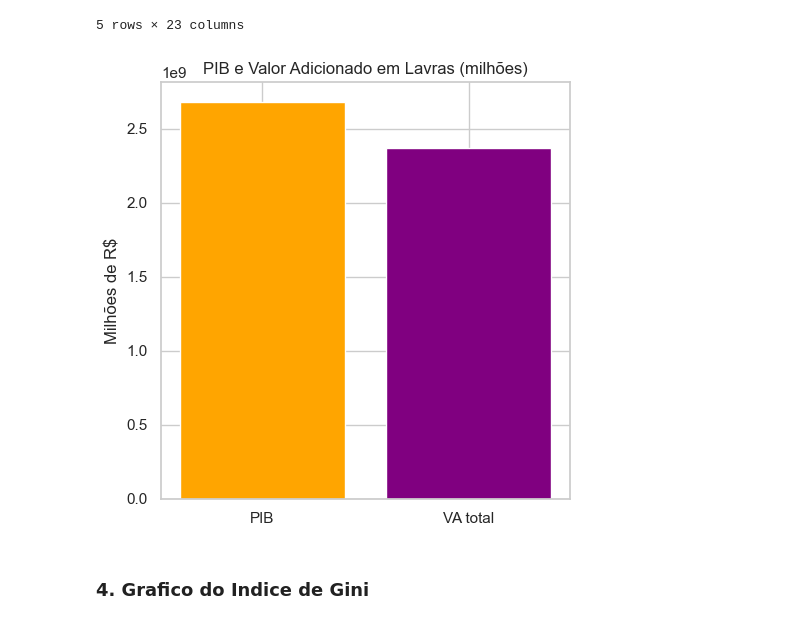
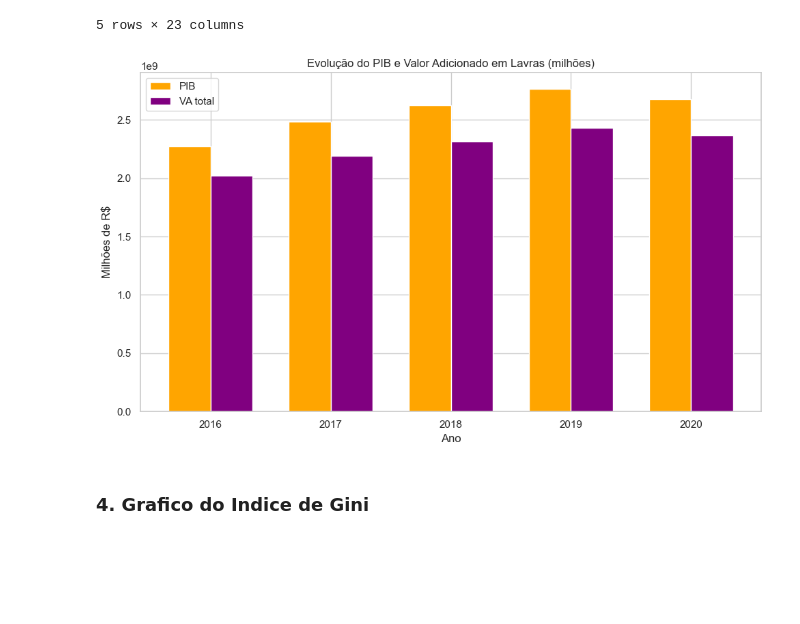
Before and after one commit to EstevaoAugusto/ZettaLab-2ed-Desafio-Ciencia-e-Governanca-de-Dados, a Jupyter notebook: notebooks/2_analise_exploratoria.ipynb, the cells around one changed output. Cells and saved outputs as stored; diff of their text form; code cells hidden in the pictures; blank space fills up the shorter version.

Commit message:
chore: atualiza nome dos graficos do EDA
Observação: Foi removido a verificação de existência de gráfico antes de salvar um novo. Isso foi feito por conveniência.

```diff
--- a/notebooks/2_analise_exploratoria.ipynb
+++ b/notebooks/2_analise_exploratoria.ipynb
@@ -348,22 +340,36 @@ df[df['id_municipio_nome'] == "Lavras"]
 | 13403 | 3138203 | 2019 | 103773 | Lavras | 2764787000 | 331928000 | ... |
 | 13404 | 3138203 | 2020 | 104783 | Lavras | 2677947000 | 312582000 | ... |
 5 rows × 23 columns
-# %%
-
-plt.figure(figsize=(5,5))
-plt.bar(['PIB', 'VA total'], [pib, va_total], color=['orange','purple'])
-plt.title('PIB e Valor Adicionado em Lavras (milhões)')
-plt.ylabel('Milhões de R$')
-plt.tight_layout()
-
-if not os.path.exists(f"{REPORTS_DIRECTORY_PATH}/pib_vs_valor_adicionado_em_lavras.png"):
-    plt.savefig(os.path.join(f"{REPORTS_DIRECTORY_PATH}/", 'pib_vs_valor_adicionado_em_lavras.png'), dpi=300, bbox_inches='tight')
-
-
-plt.show()
-plt.close()
-# %% [output]
-[figure, removed]
+# %%
+anos = df[df['id_municipio_nome'] == "Lavras"].ano.tolist()
+pibs = df[df['id_municipio_nome'] == "Lavras"].pib.tolist()
+vas_totais = df[df['id_municipio_nome'] == "Lavras"].valor_adicionado_precos_correntes_total.tolist()
+# %%
+x = np.arange(len(anos))  # Localização das etiquetas
+largura = 0.35            # Largura das barras
+
+plt.figure(figsize=(10, 6))
+
+# Criando as barras lado a lado
+plt.bar(x - largura/2, pibs, largura, label='PIB', color='orange')
+plt.bar(x + largura/2, vas_totais, largura, label='VA total', color='purple')
+
+# Estilização
+plt.title('Evolução do PIB e Valor Adicionado em Lavras (milhões)')
+plt.xlabel('Ano')
+plt.ylabel('Milhões de R$')
+plt.xticks(x, anos) # Define os anos no eixo X
+plt.legend()
+
+plt.tight_layout()
+
+# Salvando o arquivo
+plt.savefig(os.path.join(REPORTS_DIRECTORY_PATH, '03_evolucao_pib_vs_va_lavras.png'), dpi=300, bbox_inches='tight')
+
+plt.show()
+plt.close()
+# %% [output]
+[figure, added]
 # %% [markdown]
 ### 4. Grafico do Indice de Gini
 # %%
```
Also changed, not shown: parts of 9 cells of this notebook.
